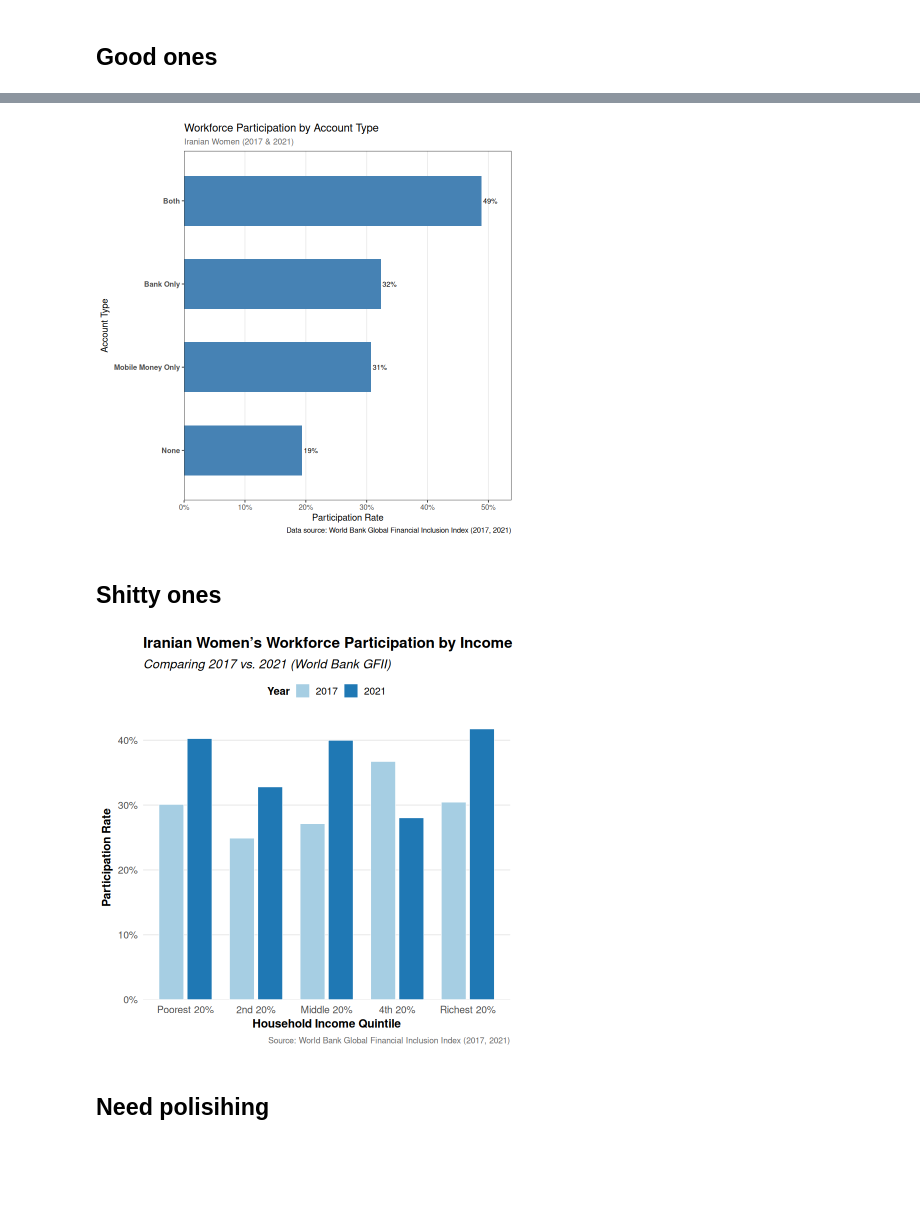
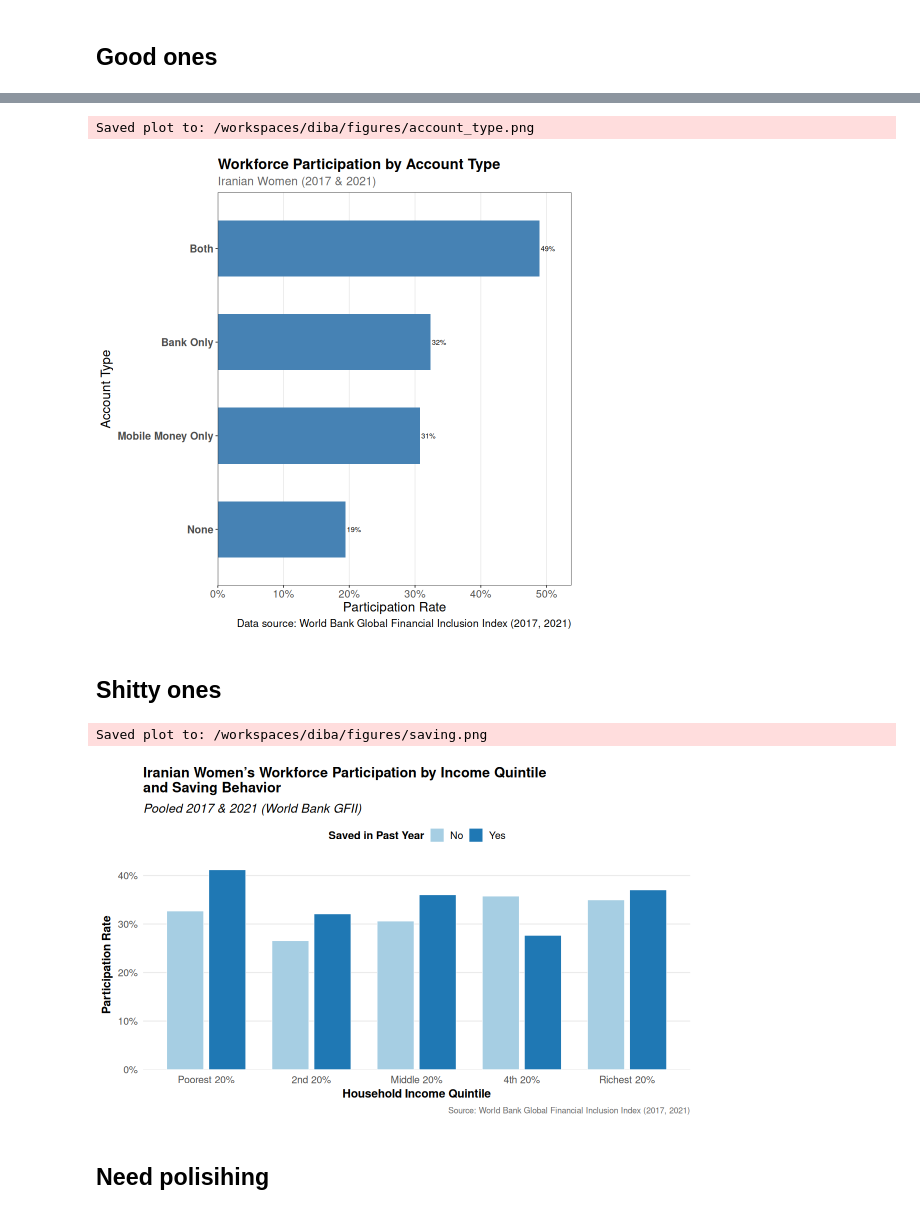
Before and after one commit to mmyousefies/gfi-iran, a Jupyter notebook: src/Discriptive Plots.ipynb, the cells around one changed output, grey strips where cells are left out. Drawn from its saved outputs; the diff is of its cells as text; code cells hidden in the pictures; blank space fills up the shorter version.

```diff
--- a/src/Discriptive Plots.ipynb
+++ b/src/Discriptive Plots.ipynb
@@ -78,0 +123,3 @@ Warning message in unzip(i, exdir = paths$data):
+# %%
+gfi_tbl <- paths$input |> file.path("gfi.csv") |> read_csv()
+codebook_tbl <- paths$input |> file.path("codebook.csv") |> read_csv()
@@ -132,5 +196,5 @@ Warning message:
 # %%
-account_plot <- gfi_renamed_tbl |>
+account_plot <- gfi_tbl |>
   mutate(
     account_type = case_when(
       has_financial_institution_account_b == 1 & has_mobile_money_account_b == 1 ~ "Both",
@@ -173,79 +237,85 @@ account_plot <- gfi_renamed_tbl |>
     ) +
     coord_flip()
 
-account_plot
+fig(account_plot,8,8,300,"account_type")
 # %% [output]
+Saved plot to: /workspaces/diba/figures/account_type.png
-[figure, old version]
+[figure, new version]
 # %% [markdown]
 ## Shitty ones
 # %%
-income_plot <- gfi_renamed_tbl |>
-  filter(!is.na(household_income_quintile_o)) |>
-  group_by(year_b, household_income_quintile_o) |>
+income_plot <- gfi_tbl |>
+  # keep only non‐missing quintile and saved_in_past_year_b
+  filter(
+    !is.na(household_income_quintile_o),
+    !is.na(saved_in_past_year_b)
+  ) |>
+  # pool across both survey years but split by saving status
+  group_by(household_income_quintile_o, saved_in_past_year_b) |>
   summarise(
     participation = sum(in_the_workforce_b * weight_d) / sum(weight_d),
     .groups = "drop"
   ) |>
+  # relabel quintile and saving status
   mutate(
     household_income_quintile = factor(
       household_income_quintile_o,
       levels = 0:4,
-      labels = c(
-        "Poorest 20%",
-        "2nd 20%",
-        "Middle 20%",
-        "4th 20%",
-        "Richest 20%"
-      )
+      labels = c("Poorest 20%", "2nd 20%", "Middle 20%",
+                 "4th 20%", "Richest 20%")
     ),
-    year = factor(year_b)
+    saved = factor(
+      saved_in_past_year_b,
+      levels = c(0, 1),
+      labels = c("No", "Yes")
+    )
   ) |>
   ggplot(aes(
     x    = household_income_quintile,
     y    = participation,
-    fill = year
+    fill = saved
   )) +
     geom_col(
       position = position_dodge(width = 0.8),
       width    = 0.7,
-      colour   = "white",     # crisp bar outlines
+      colour   = "white",
       size     = 0.3
     ) +
     scale_fill_brewer(
-      palette = "Paired",     # a clean 2-colour palette
-      name    = "Year",
-      labels  = c("2017", "2021")
+      palette = "Paired",
+      name    = "Saved in Past Year"
     ) +
     scale_y_continuous(
-      labels = percent_format(accuracy = 1),
+      labels = scales::percent_format(accuracy = 1),
       expand = expansion(mult = c(0, 0.05))
     ) +
     labs(
-      title    = "Iranian Women’s Workforce Participation by Income Quintile",
-      subtitle = "Comparing 2017 vs. 2021 (World Bank GFII)",
+      title    = "Iranian Women’s Workforce Participation by Income Quintile\nand Saving Behavior",
+      subtitle = "Pooled 2017 & 2021 (World Bank GFII)",
       x        = "Household Income Quintile",
       y        = "Participation Rate",
       caption  = "Source: World Bank Global Financial Inclusion Index (2017, 2021)"
     ) +
-    theme_minimal(base_size = 14) +  # larger base font
+    theme_minimal(base_size = 14) +
     theme(
       legend.position       = "top",
       legend.title          = element_text(size = 13, face = "bold"),
       legend.text           = element_text(size = 12),
       plot.title            = element_text(size = 18, face = "bold", margin = margin(b = 10)),
       plot.subtitle         = element_text(size = 15, face = "italic", margin = margin(b = 8)),
       plot.caption          = element_text(size = 10, color = "gray40", margin = margin(t = 8)),
       axis.title.x          = element_text(size = 14, face = "bold", margin = margin(t = 6)),
       axis.title.y          = element_text(size = 14, face = "bold", margin = margin(r = 6)),
       axis.text.x           = element_text(size = 12, angle = 0, vjust = 0.5),
       axis.text.y           = element_text(size = 12),
       panel.grid.major.x    = element_blank(),
       panel.grid.minor      = element_blank()
     )
 
-income_plot
+fig(income_plot,10,6,300,"saving")
 # %% [output]
+Saved plot to: /workspaces/diba/figures/saving.png
-[figure, old version]
+[figure, new version]
 # %% [markdown]
 ## Need polisihing
 # %%
```
Also changed, not shown: parts of 14 cells of this notebook, 12 other files.
